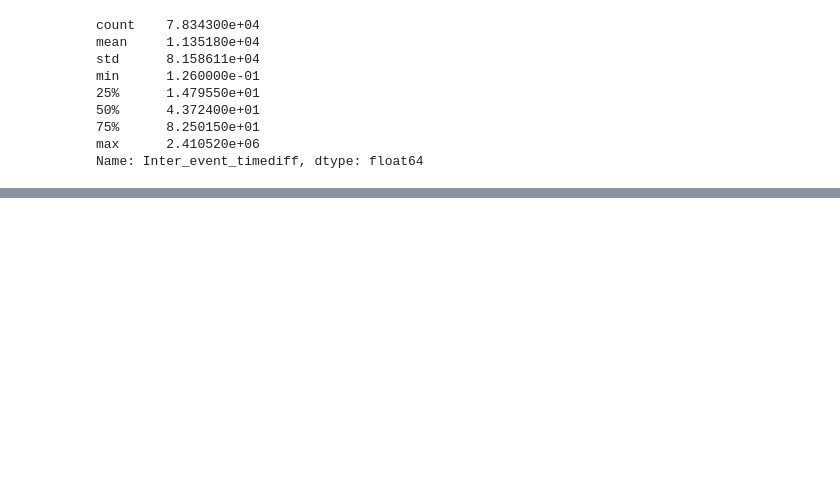
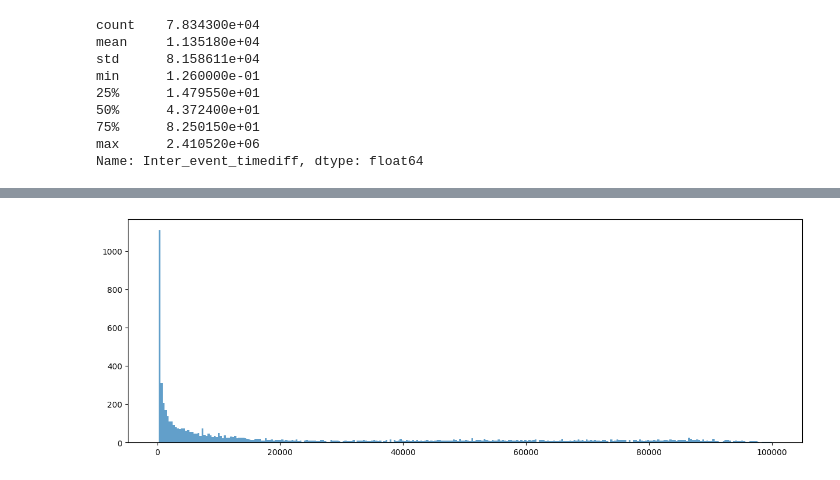
Before and after one commit to denis-james/Game-Data-Churn-Analysis, a Jupyter notebook: Analysis.ipynb, the cells around one changed output, grey strips where cells are left out. Saved outputs shown, nothing was run; the diff lists cells and outputs as text; code cells hidden in the pictures; blank space fills up the shorter version.

Commit message:
Studying noise in the lower end of Inter-event Time difference frequencies.

```diff
--- a/Analysis.ipynb
+++ b/Analysis.ipynb
@@ -206,0 +185,5 @@ plt.boxplot('')
+# %%
+plt.figure(figsize=(15,5))
+plt.hist(InterEventTimeDifferences,range=(200,100000),bins=300,alpha=.7);
+# %% [output]
+[figure, added]
```
Also changed, not shown: parts of 17 cells of this notebook.
